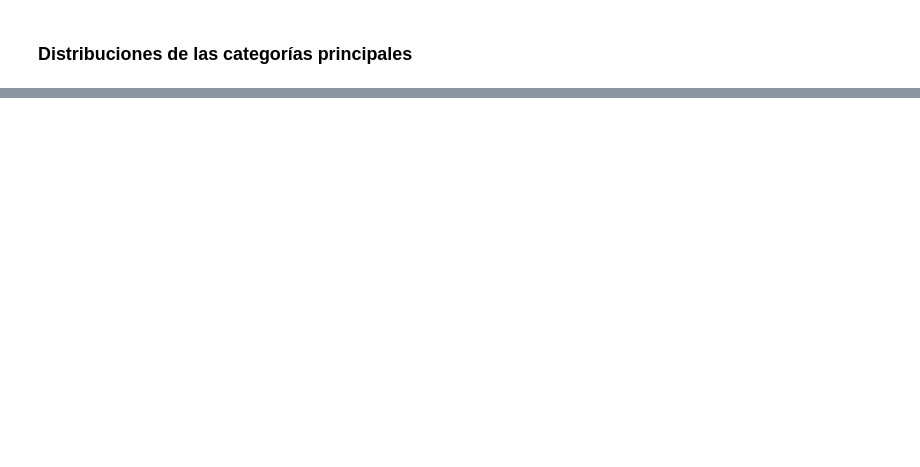
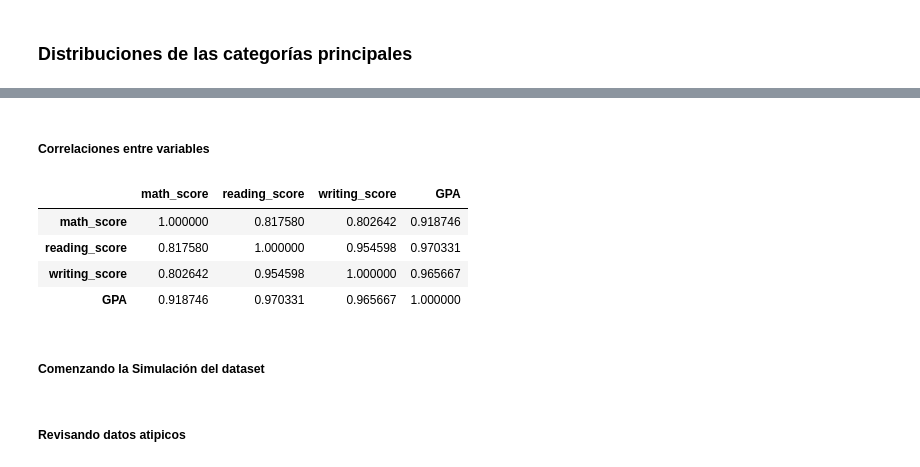
Before and after one commit to JosueSalomon/Proyecto_1_Teoria_de_la_simulacion, a Jupyter notebook: EDA.ipynb, the cells around one changed output, grey strips where cells are left out. Cells and saved outputs as stored; diff of their text form; code cells hidden in the pictures; blank space fills up the shorter version.

```diff
--- a/EDA.ipynb
+++ b/EDA.ipynb
@@ -196,0 +213,14 @@ prob_freq
+# %% [markdown]
+##### Correlaciones entre variables
+# %%
+df[num_cols].corr()
+# %% [output]
+|  | math_score | reading_score | writing_score | GPA |
+| math_score | 1.000000 | 0.817580 | 0.802642 | 0.918746 |
+| reading_score | 0.817580 | 1.000000 | 0.954598 | 0.970331 |
+| writing_score | 0.802642 | 0.954598 | 1.000000 | 0.965667 |
+| GPA | 0.918746 | 0.970331 | 0.965667 | 1.000000 |
+# %% [markdown]
+##### Comenzando la Simulación del dataset
+# %% [markdown]
+##### Revisando datos atipicos
```
Also changed, not shown: parts of 16 cells of this notebook.
